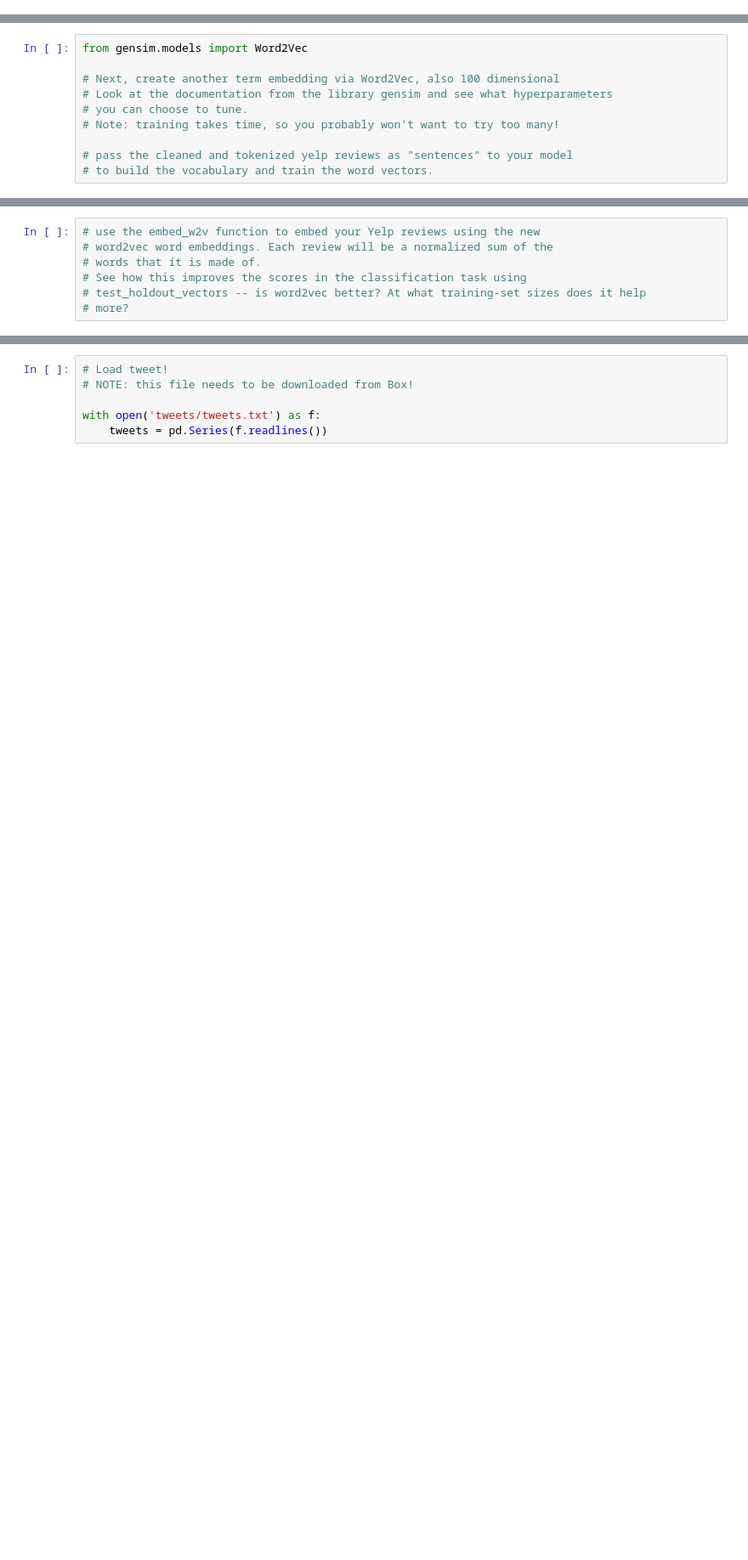
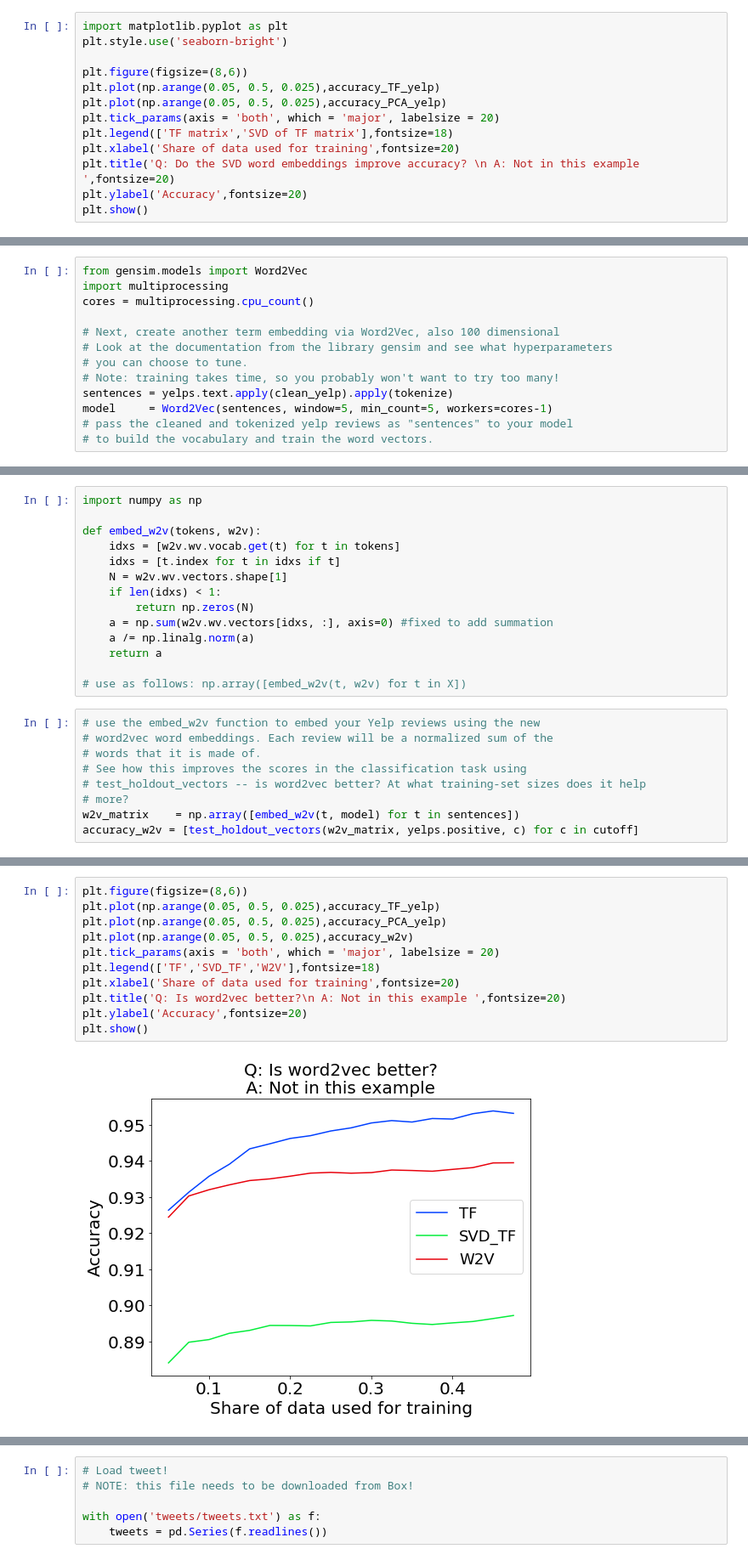
Before and after one commit to nandanrao/text-mining, a Jupyter notebook: exercise-3.ipynb, the cells around one changed output, grey strips where cells are left out. Shown at 85% size. Cells and saved outputs as stored; diff of their text form; blank space fills up the shorter version.

```diff
--- a/exercise-3.ipynb
+++ b/exercise-3.ipynb
@@ -54,3 +83,16 @@ def test_holdout_vectors(V, y, cutoff):
 
 # Do the word embeddings generated via SVD allow you to pull information from the
 # unlabeled data and improve your score given a small training set?
+# %%
+import matplotlib.pyplot as plt
+plt.style.use('seaborn-bright')
+
+plt.figure(figsize=(8,6))
+plt.plot(np.arange(0.05, 0.5, 0.025),accuracy_TF_yelp)
+plt.plot(np.arange(0.05, 0.5, 0.025),accuracy_PCA_yelp)
+plt.tick_params(axis = 'both', which = 'major', labelsize = 20)
+plt.legend(['TF matrix','SVD of TF matrix'],fontsize=18)
+plt.xlabel('Share of data used for training',fontsize=20)
+plt.title('Q: Do the SVD word embeddings improve accuracy? \n A: Not in this example ',fontsize=20)
+plt.ylabel('Accuracy',fontsize=20)
+plt.show()
@@ -57,10 +101,13 @@ def test_holdout_vectors(V, y, cutoff):
 # %%
 from gensim.models import Word2Vec
+import multiprocessing
+cores = multiprocessing.cpu_count()
 
 # Next, create another term embedding via Word2Vec, also 100 dimensional
 # Look at the documentation from the library gensim and see what hyperparameters
 # you can choose to tune.
 # Note: training takes time, so you probably won't want to try too many!
-
+sentences = yelps.text.apply(clean_yelp).apply(tokenize)
+model     = Word2Vec(sentences, window=5, min_count=5, workers=cores-1)
 # pass the cleaned and tokenized yelp reviews as "sentences" to your model
 # to build the vocabulary and train the word vectors.
@@ -67,3 +124,17 @@ from gensim.models import Word2Vec
+# %%
+import numpy as np
+
+def embed_w2v(tokens, w2v):
+    idxs = [w2v.wv.vocab.get(t) for t in tokens]
+    idxs = [t.index for t in idxs if t]
+    N = w2v.wv.vectors.shape[1]
+    if len(idxs) < 1:
+        return np.zeros(N)
+    a = np.sum(w2v.wv.vectors[idxs, :], axis=0) #fixed to add summation
+    a /= np.linalg.norm(a)
+    return a
+
+# use as follows: np.array([embed_w2v(t, w2v) for t in X])
 # %%
 # use the embed_w2v function to embed your Yelp reviews using the new
 # word2vec word embeddings. Each review will be a normalized sum of the
@@ -71,3 +142,5 @@ from gensim.models import Word2Vec
 # See how this improves the scores in the classification task using
 # test_holdout_vectors -- is word2vec better? At what training-set sizes does it help
 # more?
+w2v_matrix    = np.array([embed_w2v(t, model) for t in sentences])
+accuracy_w2v = [test_holdout_vectors(w2v_matrix, yelps.positive, c) for c in cutoff]
@@ -89,3 +147,16 @@ def embed_w2v(tokens, w2v):
+# %%
+plt.figure(figsize=(8,6))
+plt.plot(np.arange(0.05, 0.5, 0.025),accuracy_TF_yelp)
+plt.plot(np.arange(0.05, 0.5, 0.025),accuracy_PCA_yelp)
+plt.plot(np.arange(0.05, 0.5, 0.025),accuracy_w2v)
+plt.tick_params(axis = 'both', which = 'major', labelsize = 20)
+plt.legend(['TF','SVD_TF','W2V'],fontsize=18)
+plt.xlabel('Share of data used for training',fontsize=20)
+plt.title('Q: Is word2vec better?\n A: Not in this example ',fontsize=20)
+plt.ylabel('Accuracy',fontsize=20)
+plt.show()
+# %% [output]
+[figure, added]
 # %%
 import pandas as pd
 import re
```
Also changed, not shown: parts of 22 cells of this notebook.
